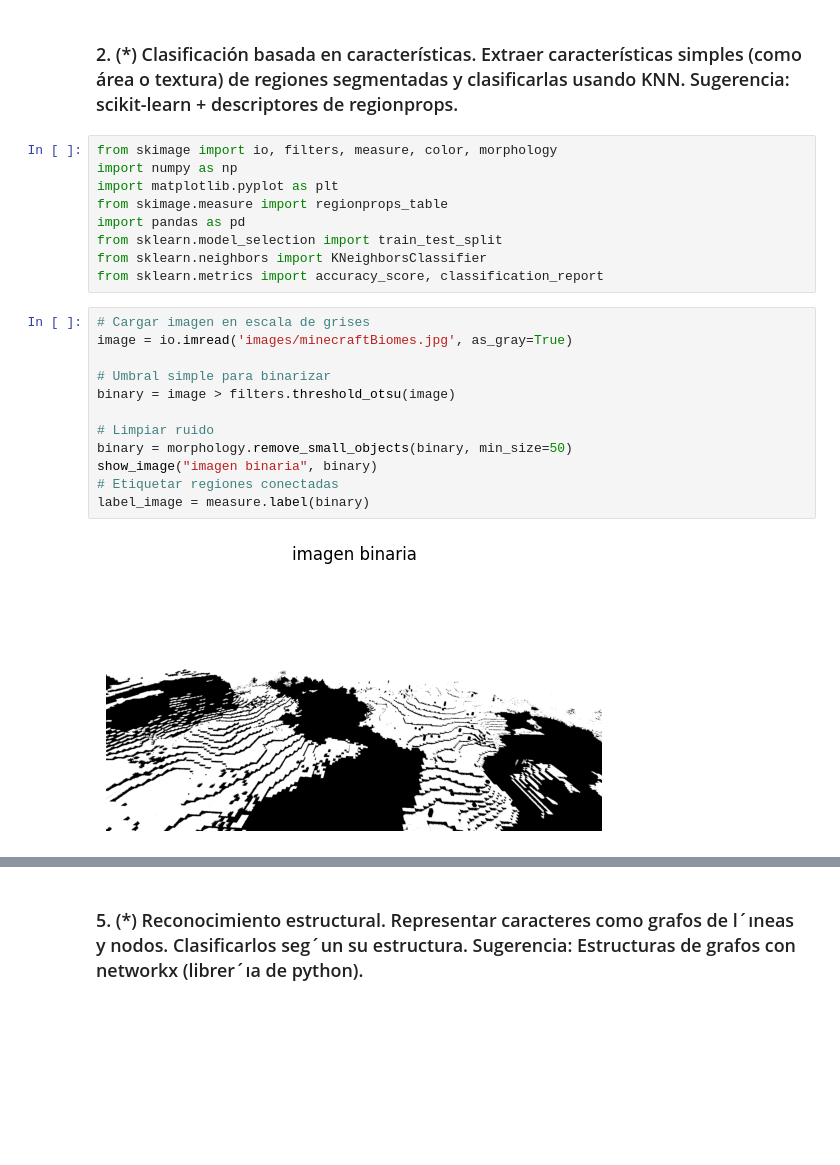
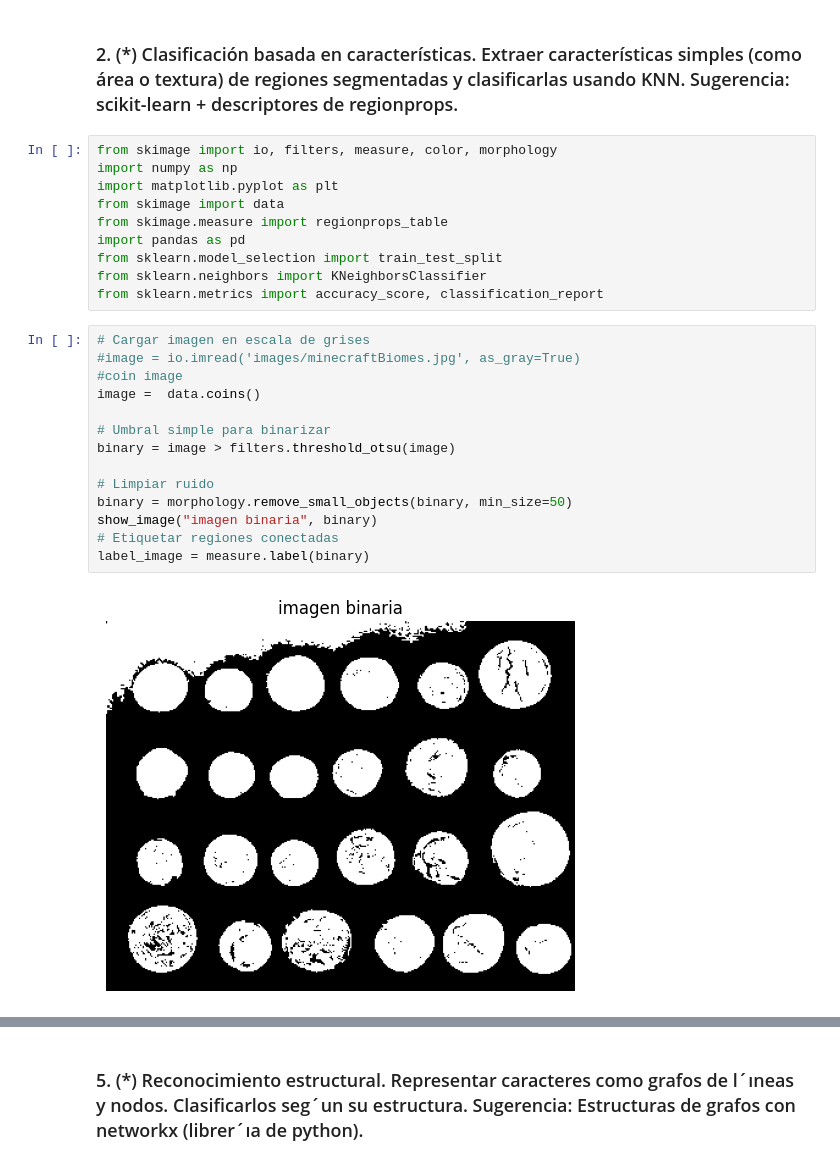
Before and after one commit to LucasEPK/tps-proc-imagenes, a Jupyter notebook: TP 6/code/TP 6.ipynb, the cells around one changed output, grey strips where cells are left out. Cells and saved outputs as stored; diff of their text form; blank space fills up the shorter version.

```diff
--- a/TP 6/code/TP 6.ipynb
+++ b/TP 6/code/TP 6.ipynb
@@ -254,6 +254,7 @@ plt.show()
 from skimage import io, filters, measure, color, morphology
 import numpy as np
 import matplotlib.pyplot as plt
+from skimage import data
 from skimage.measure import regionprops_table
 import pandas as pd
 from sklearn.model_selection import train_test_split
@@ -261,18 +262,20 @@ from sklearn.neighbors import KNeighborsClassifier
 from sklearn.metrics import accuracy_score, classification_report
 # %%
 # Cargar imagen en escala de grises
-image = io.imread('images/minecraftBiomes.jpg', as_gray=True)
+#image = io.imread('images/minecraftBiomes.jpg', as_gray=True)
+#coin image
+image =  data.coins()
 
 # Umbral simple para binarizar
 binary = image > filters.threshold_otsu(image)
 
 # Limpiar ruido
 binary = morphology.remove_small_objects(binary, min_size=50)
 show_image("imagen binaria", binary)
 # Etiquetar regiones conectadas
 label_image = measure.label(binary)
 # %% [output]
-[figure, old version]
+[figure, new version]
 # %%
 
 
```
Also changed, not shown: parts of 6 cells of this notebook.
